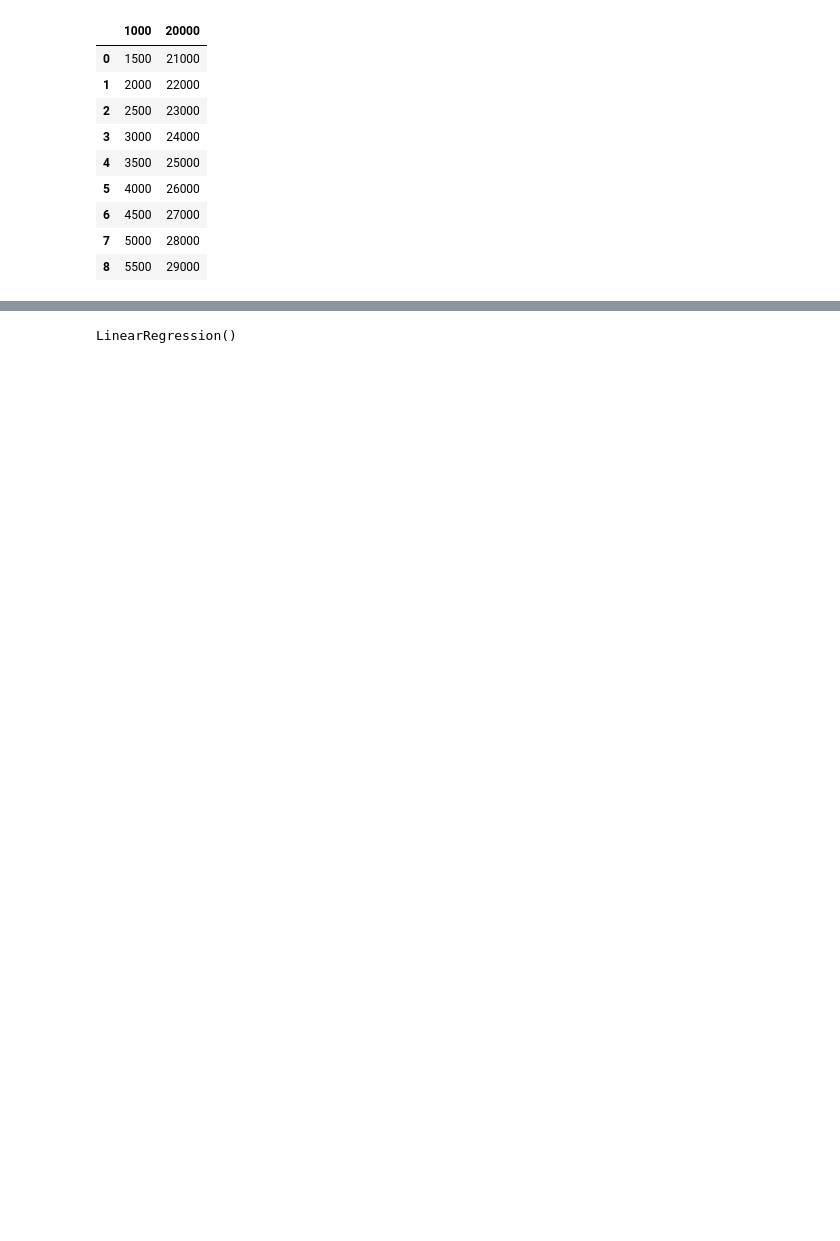
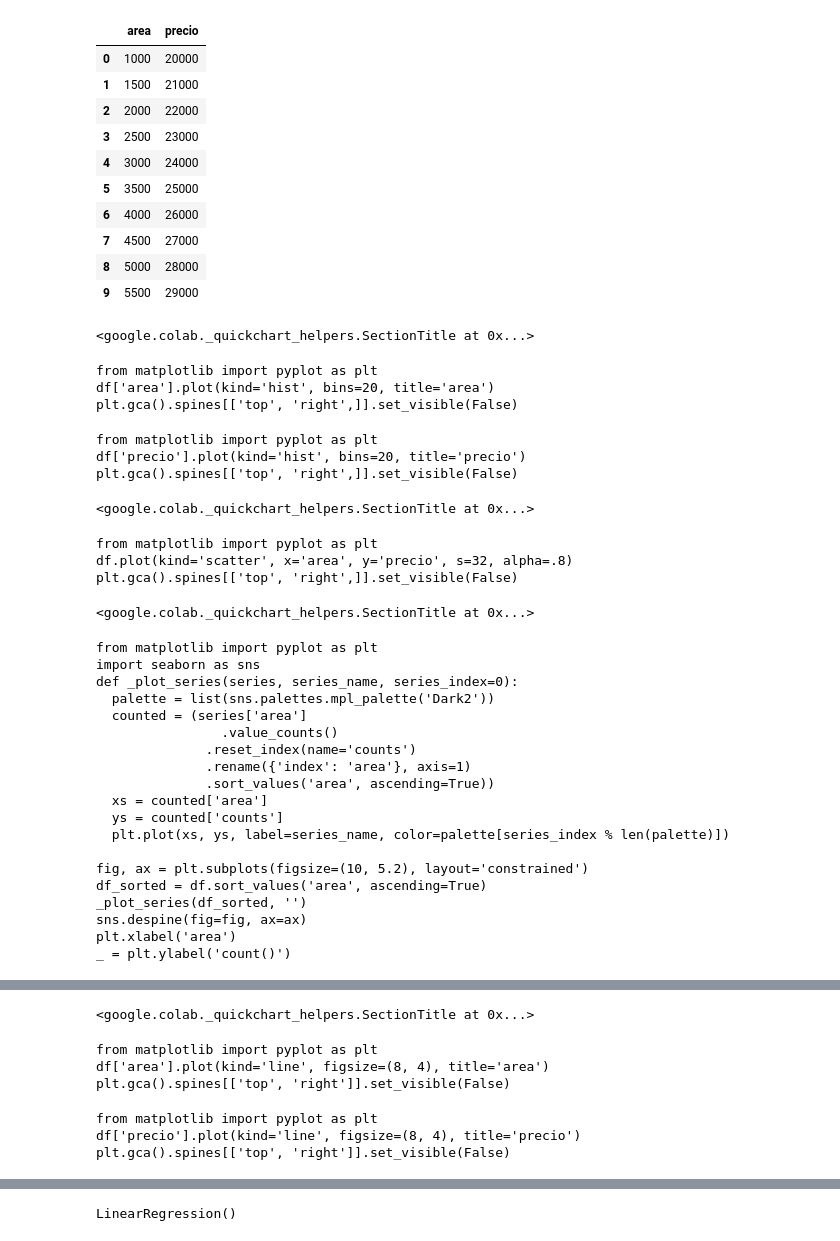
Before and after one commit to danielquincy/Python-Data-Science-Practice-, a Jupyter notebook: ModeloRegresivo1.ipynb, the cells around one changed output, grey strips where cells are left out. Drawn from its saved outputs; the diff is of its cells as text; code cells hidden in the pictures; blank space fills up the shorter version.

```diff
--- a/ModeloRegresivo1.ipynb
+++ b/ModeloRegresivo1.ipynb
@@ -6,16 +6,48 @@ import numpy as np
 import matplotlib.pyplot as plt
 from sklearn.linear_model import LinearRegression
 # %%
-df = pd.read_csv("../data_2.csv")
+df = pd.read_csv("../media/data_2.csv")
 df
 # %% [output]
-|  | 1000 | 20000 |
-| 0 | 1500 | 21000 |
-| 1 | 2000 | 22000 |
-| 2 | 2500 | 23000 |
-| 3 | 3000 | 24000 |
-| 4 | 3500 | 25000 |
-| 5 | 4000 | 26000 |
-| 6 | 4500 | 27000 |
-| 7 | 5000 | 28000 |
-| 8 | 5500 | 29000 |
+|  | area | precio |
+| 0 | 1000 | 20000 |
+| 1 | 1500 | 21000 |
+| 2 | 2000 | 22000 |
+| 3 | 2500 | 23000 |
+| 4 | 3000 | 24000 |
+| 5 | 3500 | 25000 |
+| 6 | 4000 | 26000 |
+| 7 | 4500 | 27000 |
+| 8 | 5000 | 28000 |
+| 9 | 5500 | 29000 |
+<google.colab._quickchart_helpers.SectionTitle at 0x...>
+from matplotlib import pyplot as plt
+df['area'].plot(kind='hist', bins=20, title='area')
+plt.gca().spines[['top', 'right',]].set_visible(False)
+from matplotlib import pyplot as plt
+df['precio'].plot(kind='hist', bins=20, title='precio')
+plt.gca().spines[['top', 'right',]].set_visible(False)
+<google.colab._quickchart_helpers.SectionTitle at 0x...>
+from matplotlib import pyplot as plt
+df.plot(kind='scatter', x='area', y='precio', s=32, alpha=.8)
+plt.gca().spines[['top', 'right',]].set_visible(False)
+<google.colab._quickchart_helpers.SectionTitle at 0x...>
+from matplotlib import pyplot as plt
+import seaborn as sns
+def _plot_series(series, series_name, series_index=0):
+  palette = list(sns.palettes.mpl_palette('Dark2'))
+  counted = (series['area']
+                .value_counts()
+              .reset_index(name='counts')
+              .rename({'index': 'area'}, axis=1)
+              .sort_values('area', ascending=True))
+  xs = counted['area']
+  ys = counted['counts']
+  plt.plot(xs, ys, label=series_name, color=palette[series_index % len(palette)])
+
+fig, ax = plt.subplots(figsize=(10, 5.2), layout='constrained')
+df_sorted = df.sort_values('area', ascending=True)
+_plot_series(df_sorted, '')
+sns.despine(fig=fig, ax=ax)
+plt.xlabel('area')
+_ = plt.ylabel('count()')
@@ -22,3 +73,10 @@ df
+<google.colab._quickchart_helpers.SectionTitle at 0x...>
+from matplotlib import pyplot as plt
+df['area'].plot(kind='line', figsize=(8, 4), title='area')
+plt.gca().spines[['top', 'right']].set_visible(False)
+from matplotlib import pyplot as plt
+df['precio'].plot(kind='line', figsize=(8, 4), title='precio')
+plt.gca().spines[['top', 'right']].set_visible(False)
 # %%
 plt.xlabel('Area(sqr ft)')
 plt.ylabel('Price(US Dollars)')
```
Also changed, not shown: parts of 5 cells of this notebook.
